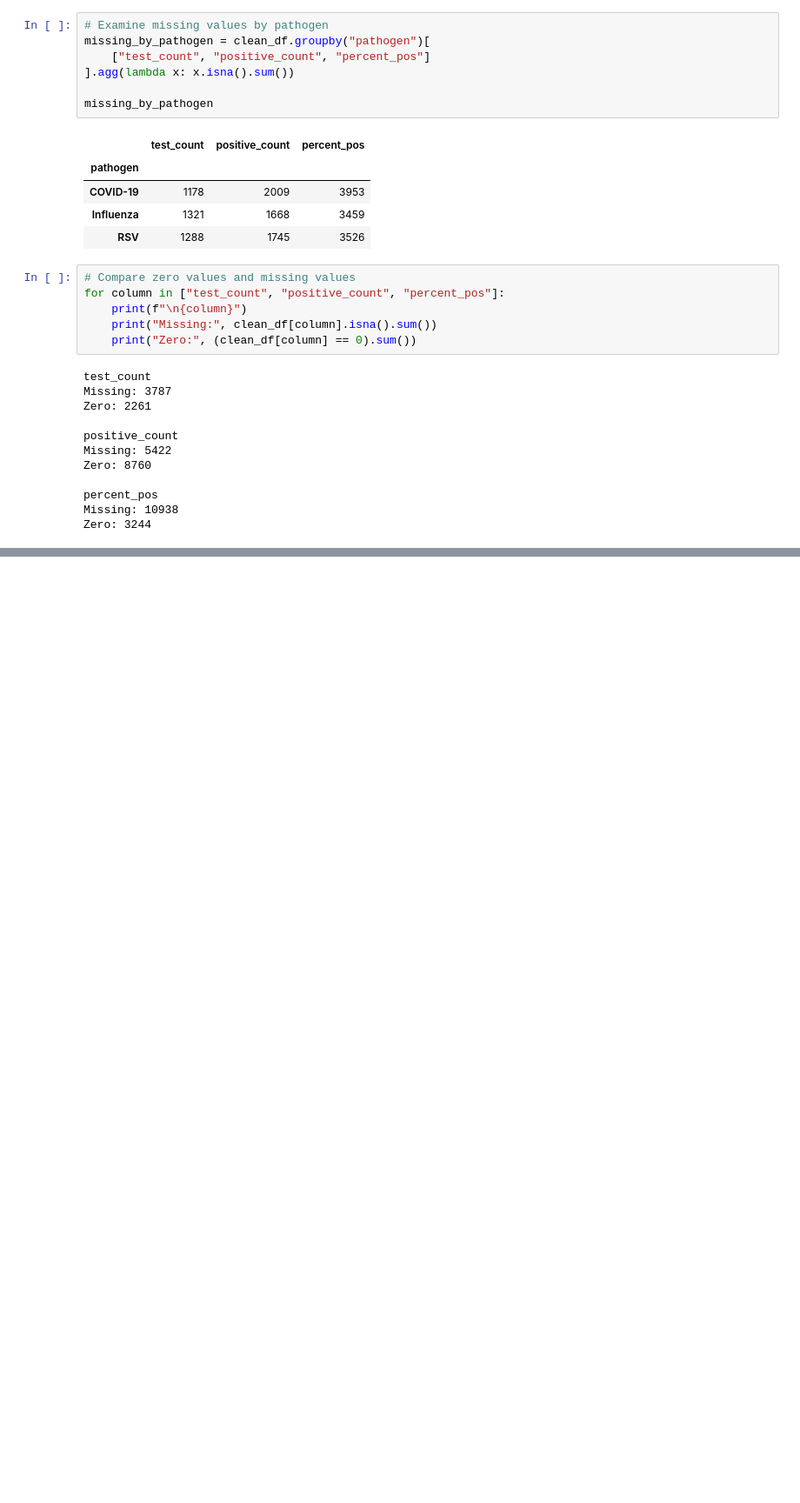
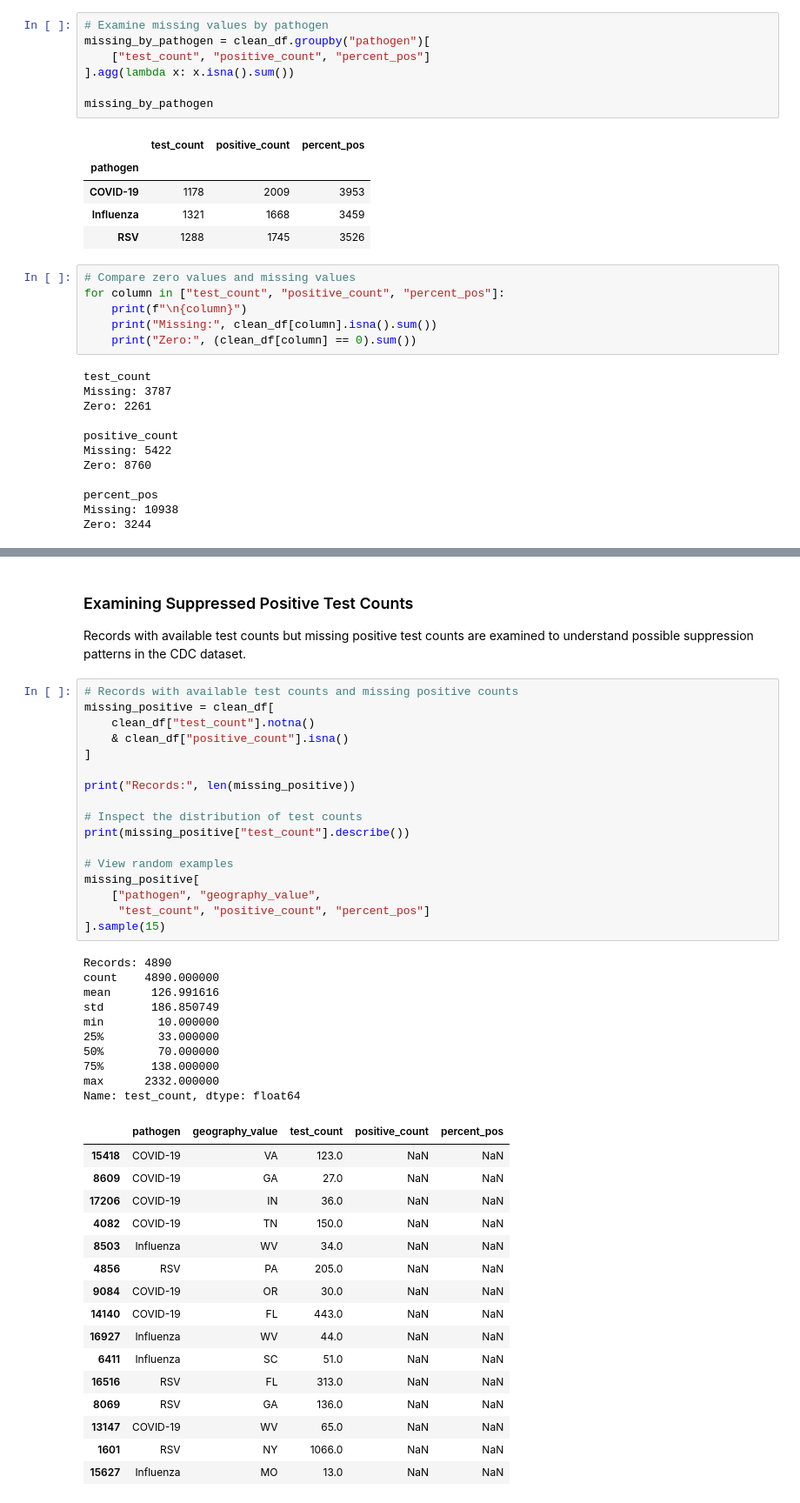
Before and after one commit to dlrakdenizz/respiratory-virus-data-analysis, a Jupyter notebook: data_preparation.ipynb, the cells around one changed output, grey strips where cells are left out. Shown at 87% size. Saved outputs shown, nothing was run; the diff lists cells and outputs as text; blank space fills up the shorter version.

Commit message:
Analyze missing data patterns

```diff
--- a/data_preparation.ipynb
+++ b/data_preparation.ipynb
@@ -308,0 +376,50 @@ Zero: 3244
+# %% [markdown]
+### Examining Suppressed Positive Test Counts
+
+Records with available test counts but missing positive
+test counts are examined to understand possible
+suppression patterns in the CDC dataset.
+# %%
+# Records with available test counts and missing positive counts
+missing_positive = clean_df[
+    clean_df["test_count"].notna()
+    & clean_df["positive_count"].isna()
+]
+
+print("Records:", len(missing_positive))
+
+# Inspect the distribution of test counts
+print(missing_positive["test_count"].describe())
+
+# View random examples
+missing_positive[
+    ["pathogen", "geography_value",
+     "test_count", "positive_count", "percent_pos"]
+].sample(15)
+# %% [output]
+Records: 4890
+count    4890.000000
+mean      126.991616
+std       186.850749
+min        10.000000
+25%        33.000000
+50%        70.000000
+75%       138.000000
+max      2332.000000
+Name: test_count, dtype: float64
+|  | pathogen | geography_value | test_count | positive_count | percent_pos |
+| 15418 | COVID-19 | VA | 123.0 | NaN | NaN |
+| 8609 | COVID-19 | GA | 27.0 | NaN | NaN |
+| 17206 | COVID-19 | IN | 36.0 | NaN | NaN |
+| 4082 | COVID-19 | TN | 150.0 | NaN | NaN |
+| 8503 | Influenza | WV | 34.0 | NaN | NaN |
+| 4856 | RSV | PA | 205.0 | NaN | NaN |
+| 9084 | COVID-19 | OR | 30.0 | NaN | NaN |
+| 14140 | COVID-19 | FL | 443.0 | NaN | NaN |
+| 16927 | Influenza | WV | 44.0 | NaN | NaN |
+| 6411 | Influenza | SC | 51.0 | NaN | NaN |
+| 16516 | RSV | FL | 313.0 | NaN | NaN |
+| 8069 | RSV | GA | 136.0 | NaN | NaN |
+| 13147 | COVID-19 | WV | 65.0 | NaN | NaN |
+| 1601 | RSV | NY | 1066.0 | NaN | NaN |
+| 15627 | Influenza | MO | 13.0 | NaN | NaN |
```
Also changed, not shown: parts of 4 cells of this notebook.
